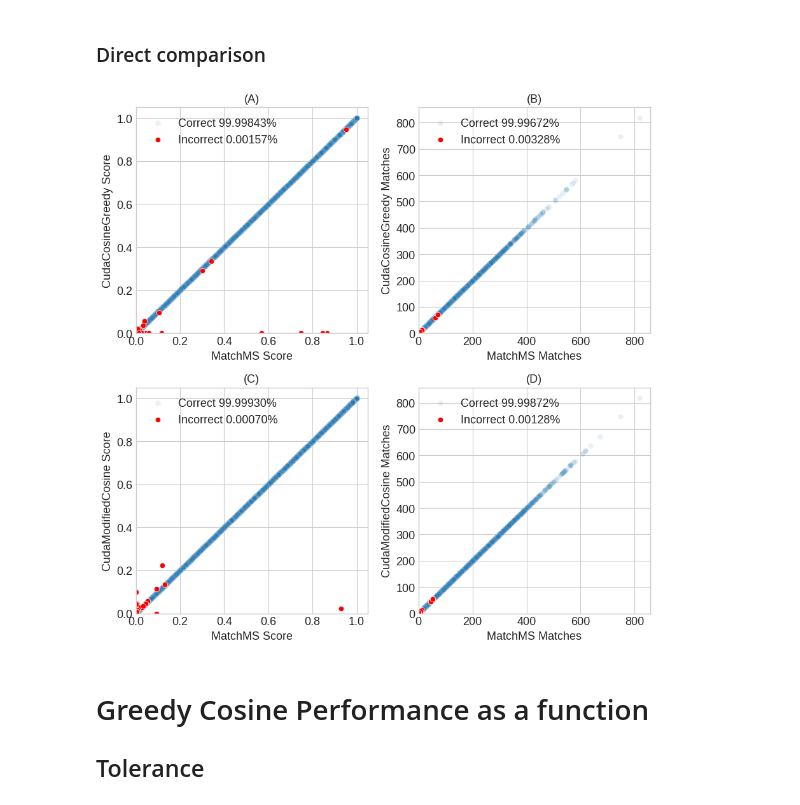
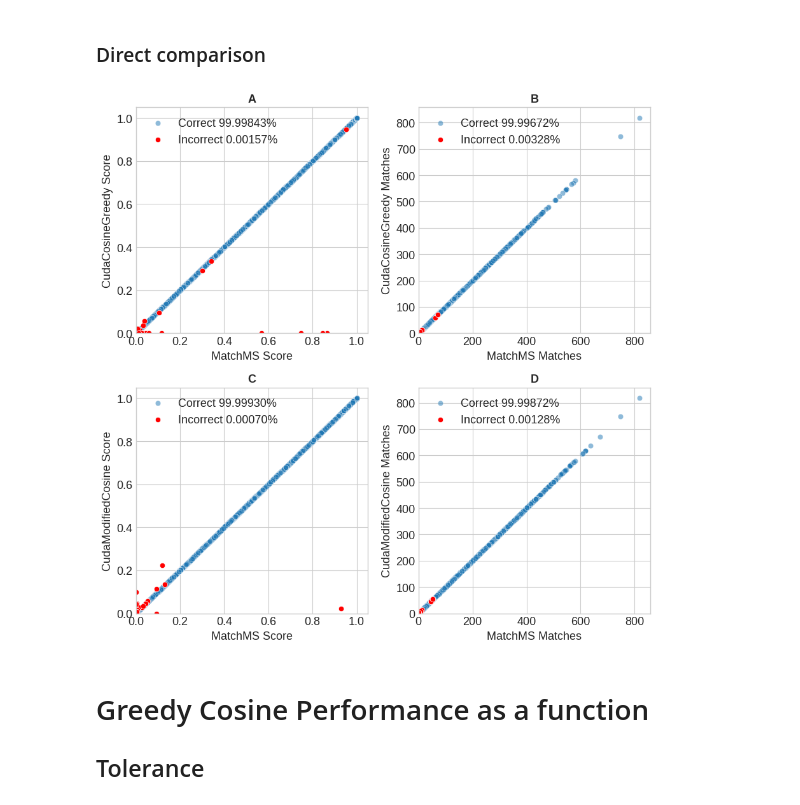
Before and after one commit to PangeAI/SimMS, a Jupyter notebook: notebooks/figures/make_figures.ipynb, the cells around one changed output. Drawn from its saved outputs; the diff is of its cells as text; code cells hidden in the pictures.

```diff
--- a/notebooks/figures/make_figures.ipynb
+++ b/notebooks/figures/make_figures.ipynb
@@ -203,8 +203,9 @@ scores_cu_modified = CudaModifiedCosine(
 # %% [markdown]
 ### Direct comparison
 # %%
+# Takes a good minute or two
 fig, axs = plt.subplots(2, 2, figsize=(9, 9))
-labels = ["(A)", "(B)", "(C)", "(D)"]
+labels = ["A", "B", "C", "D"]
 plots_data = [
     (
         scores,
@@ -224,7 +225,6 @@ plots_data = [
     ),
 ]
 
-# Takes 30s or so...
 for i, (
     score,
     score_cu,
@@ -249,7 +249,7 @@ for i, (
     sns.scatterplot(
         x=simms_scores[is_correct],
         y=matchms_scores[is_correct],
-        alpha=0.1,
+        alpha=0.5,
         label=f"Correct {is_correct.mean()*100:.5f}%",
         ax=ax,
     )
@@ -273,7 +273,7 @@ for i, (
     ax.set_ylabel(ylabel_score)
     ax.set_ylim([0, None])
     ax.set_xlim([0, None])
-    ax.set_title(labels[i * 2])
+    ax.set_title(labels[i * 2], fontweight="bold")
 
     # Matches Plot
     ax = axs[row, col + 1]
@@ -289,37 +289,37 @@ for i, (
     sns.scatterplot(
         x=matchms_matches[is_correct],
         y=simms_matches[is_correct],
-        alpha=0.1,
+        alpha=0.5,
         label=f"Correct {is_correct.mean()*100:.5f}%",
         ax=ax,
     )
     sns.scatterplot(
         x=matchms_matches[is_wrong_with_warning],
         y=simms_matches[is_wrong_with_warning],
         color="orange",
         label=f"Overflow {is_wrong_with_warning.mean()*100:.5f}%",
         ax=ax,
     )
     sns.scatterplot(
         x=matchms_matches[is_wrong_without_warning],
         y=simms_matches[is_wrong_without_warning],
         color="red",
         label=f"Incorrect {(is_wrong_without_warning).mean()*100:.5f}%",
         ax=ax,
     )
 
     ax.legend(loc="upper left")
     ax.set_xlabel(xlabel_matches)
     ax.set_ylabel(ylabel_matches)
     ax.set_ylim([0, None])
     ax.set_xlim([0, None])
-    ax.set_title(labels[i * 2 + 1])
+    ax.set_title(labels[i * 2 + 1], fontweight="bold")
 
 plt.tight_layout()
 plt.savefig("direct_acc.png")
 plt.show()
 # %% [output]
-[figure, old version]
+[figure, new version]
 # %% [markdown]
 # Greedy Cosine Performance as a function
 
```
Also changed, not shown: parts of 4 cells of this notebook, 4 other files.
